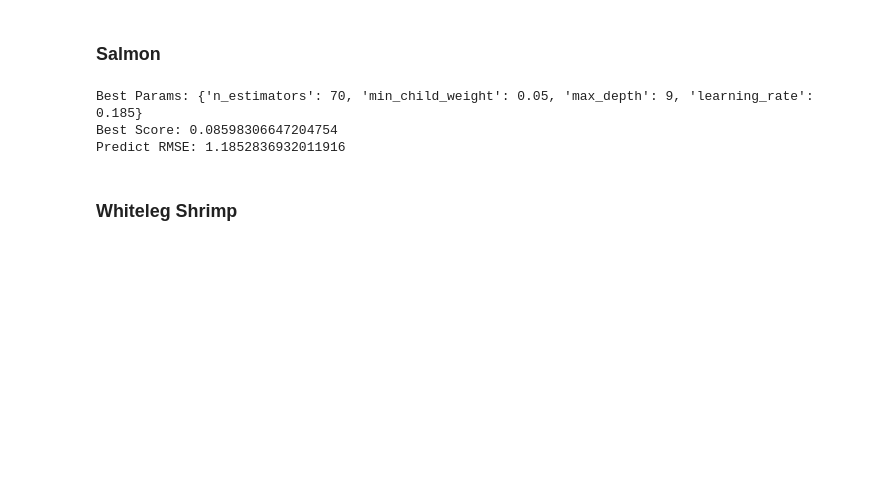
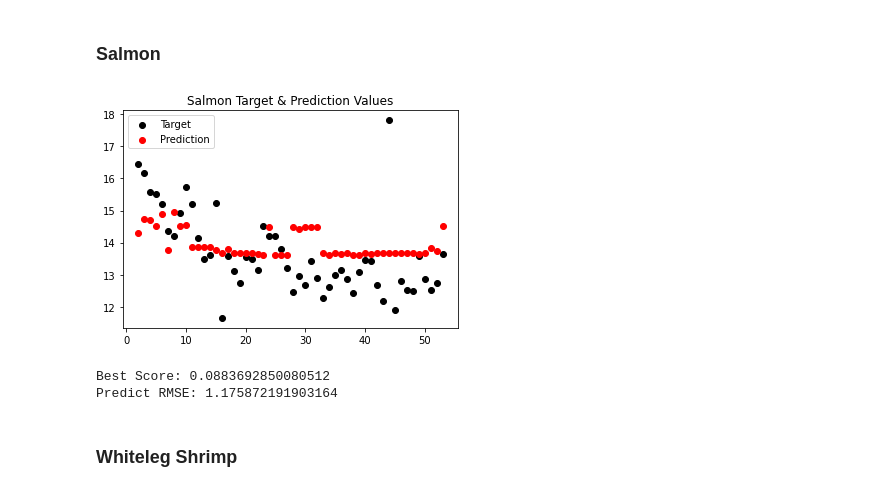
Before and after one commit to Yeony54/Project_Seafood_Import_Price_Prediction, a Jupyter notebook: 어종별 모델 최적화 및 최종 모델 구현.ipynb, the cells around one changed output. Saved outputs shown, nothing was run; the diff lists cells and outputs as text; code cells hidden in the pictures; blank space fills up the shorter version.

```diff
--- a/어종별 모델 최적화 및 최종 모델 구현.ipynb
+++ b/어종별 모델 최적화 및 최종 모델 구현.ipynb
@@ -722,0 +741,4 @@ df_test_salmon = df_test_salmon[['CTRY_1','CTRY_2','P_PRICE','year','week']]
+# %%
+df_test_salmon = df_test[(df_test['P_NAME']=='연어')]
+
+df_test_salmon = df_test_salmon[['CTRY_1','CTRY_2','P_PRICE','year','week']]
@@ -757,10 +816,6 @@ exchange            0
 dtype: int64
 # %%
-# 평균 값으로 대체
-
-df_test_salmon_add['rain'].fillna(np.mean(df_test_salmon_add['rain']),inplace=True)
-df_test_salmon_add['wind'].fillna(np.mean(df_test_salmon_add['wind']),inplace=True)
-df_test_salmon_add['temperature'].fillna(np.mean(df_test_salmon_add['temperature']),inplace=True)
+df_test_salmon_add.fillna(method='ffill',inplace=True)  # 전주 값으로 대치
 # %%
 df_test_salmon_add.isna().sum() # 결측값 처리 완료
 # %% [output]
@@ -911,16 +1001,22 @@ Predict RMSE: 0.3362952952405674
 # %%
 salmon_test_features = final_test_salmon.drop('P_PRICE',axis=1)
 salmon_test_target = final_test_salmon['P_PRICE']
 
 pred = salmon_final.predict(salmon_test_features)
 
-print('Best Params:', salmon_final.best_params_)
+plt.scatter(range(2,54),salmon_test_target, c='black')
+plt.scatter(range(2,54),np.exp(pred)-1, c='red')
+
+plt.title('Salmon Target & Prediction Values')
+plt.legend(['Target','Prediction'])
+plt.show()
+
 print('Best Score:', np.sqrt(-1 *salmon_final.best_score_))
 print('Predict RMSE:',(np.sqrt(mean_squared_error(salmon_test_target, np.exp(pred)-1))))
 # %% [output]
+[figure, added]
-Best Params: {'n_estimators': 70, 'min_child_weight': 0.05, 'max_depth': 9, 'learning_rate': 0.185}
-Best Score: 0.08598306647204754
-Predict RMSE: 1.1852836932011916
+Best Score: 0.0883692850080512
+Predict RMSE: 1.175872191903164
 # %% [markdown]
 ### Whiteleg Shrimp
 # %%
```
Also changed, not shown: parts of 71 cells of this notebook.
